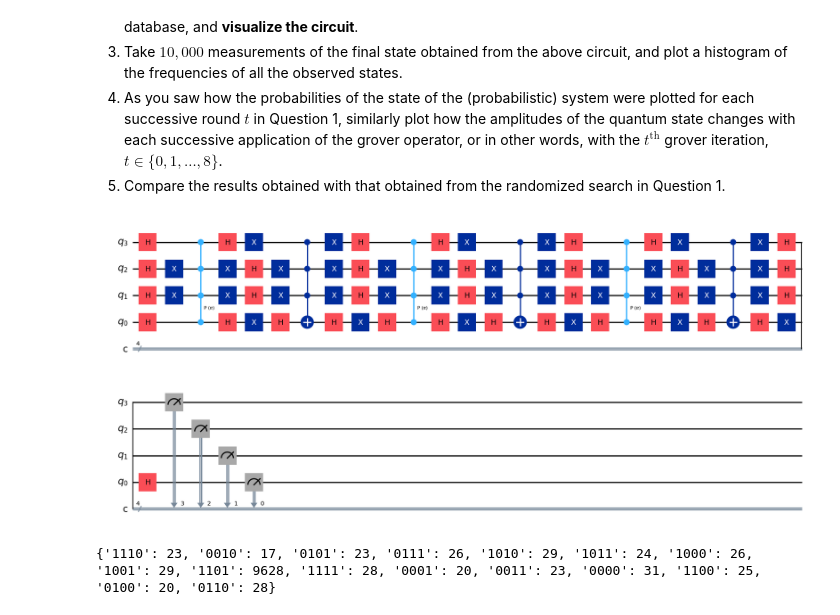
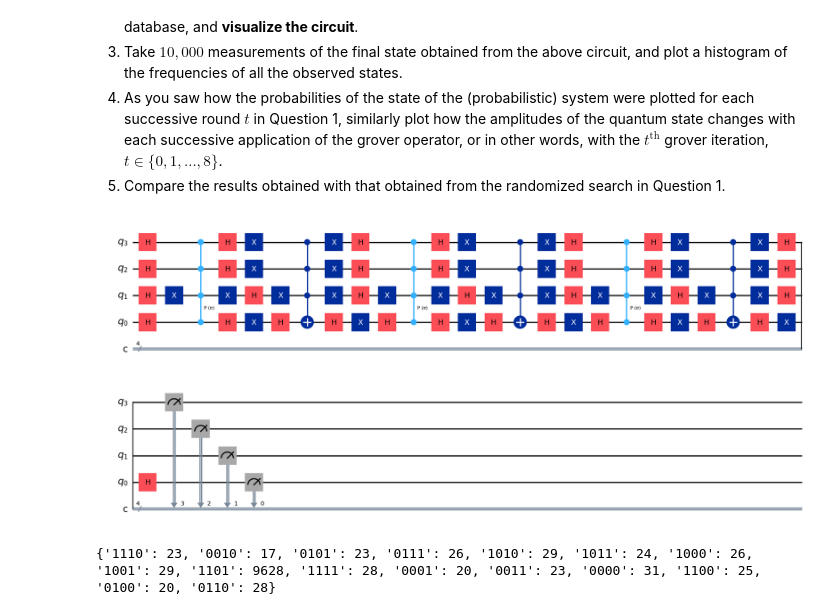
Before and after one commit to LordSosukeAizen/Quantum-Computing-CS682-, a Jupyter notebook: Assignments/ass-2/CS682_Assignment_2.ipynb, the cells around one changed output. Saved outputs shown, nothing was run; the diff lists cells and outputs as text; code cells hidden in the pictures.

```diff
--- a/Assignments/ass-2/CS682_Assignment_2.ipynb
+++ b/Assignments/ass-2/CS682_Assignment_2.ipynb
@@ -366,13 +366,13 @@ def grover_search_circuit(target: str, k: int) -> QuantumCircuit:
     <li>Compare the results obtained with that obtained from the randomized search in Question 1.</li>
 </ol>
 # %%
-x = "1001" # Marked string
+x = "1101" # Marked string
 k = 3 # optimal number of iterations
 circ = grover_search_circuit(x, k)
 circ = circ.reverse_bits()
 (circ.draw('mpl', reverse_bits=True))
 # %% [output]
-[figure, old version]
+[figure, new version]
 # %%
 from qiskit import transpile
 try:
```
